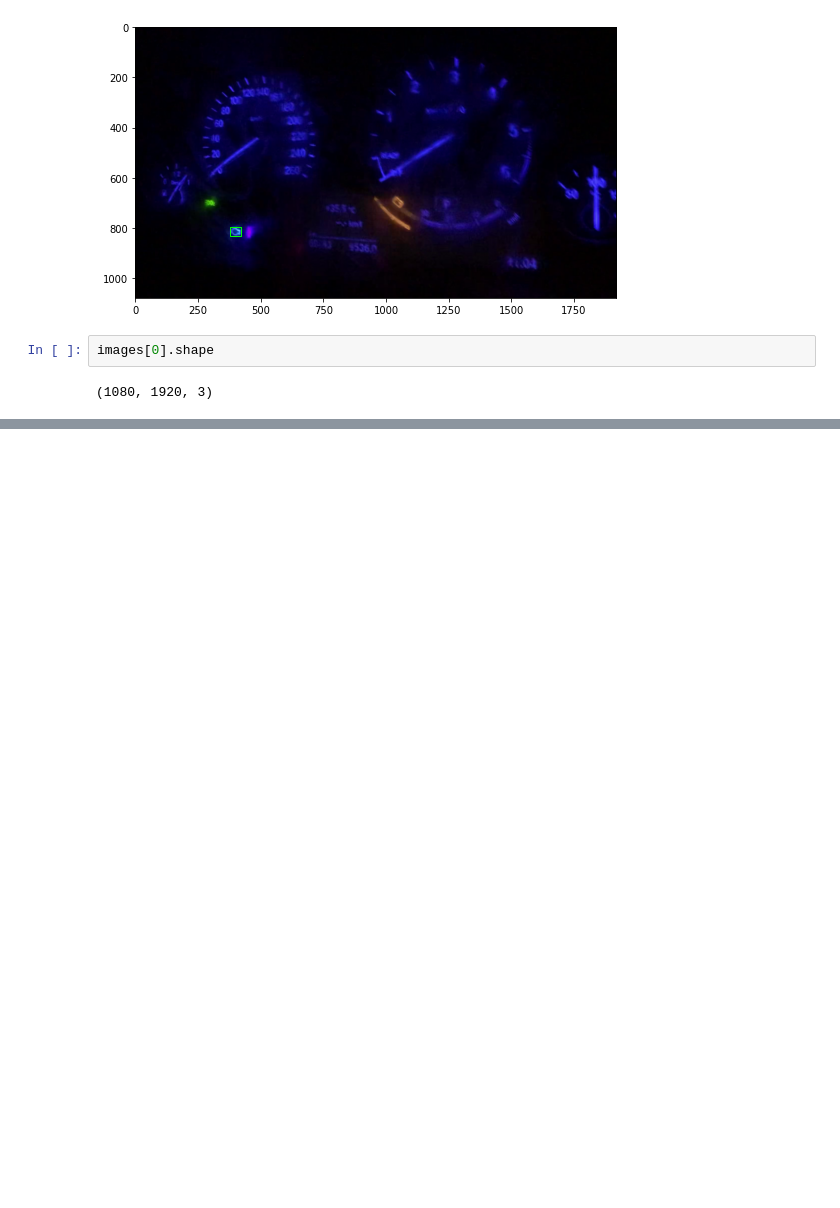
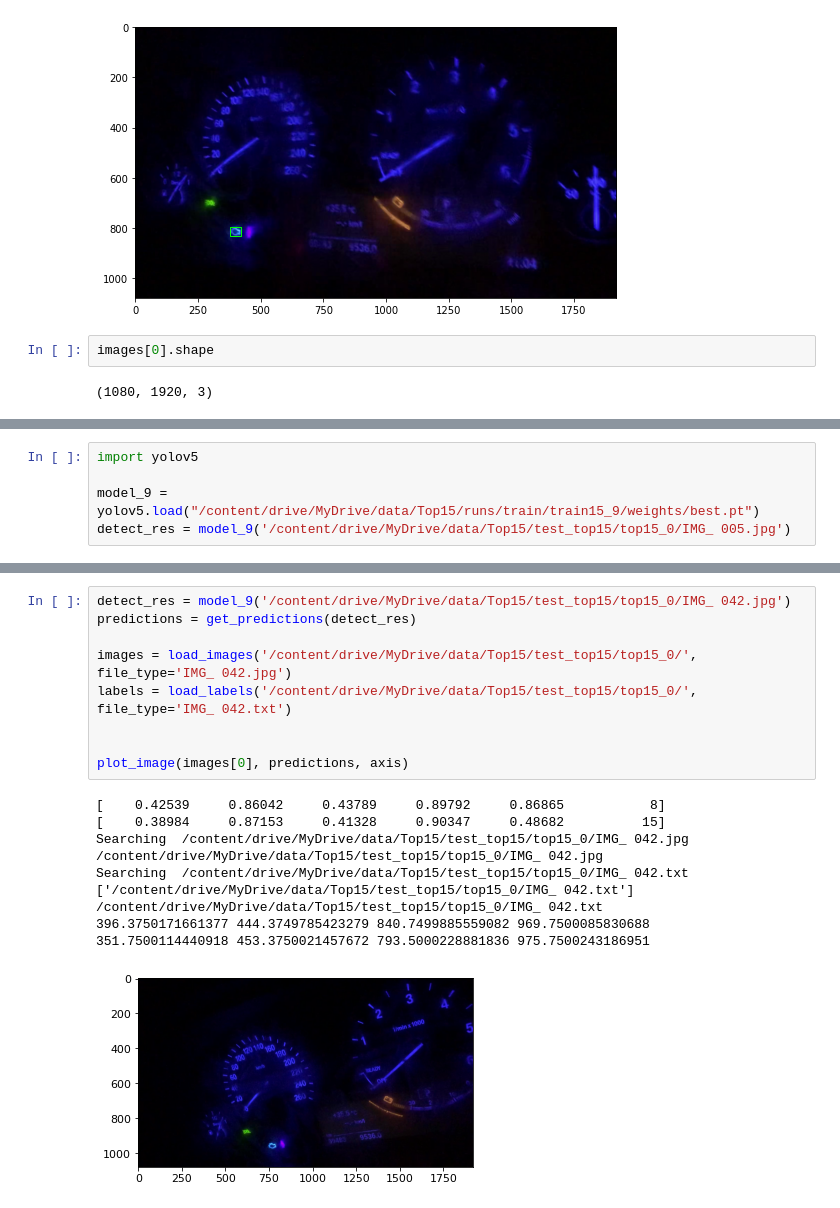
Before and after one commit to changsin/ClassifyImages, a Jupyter notebook: notebooks/train_dashboard_top15_batch10.ipynb, the cells around one changed output, grey strips where cells are left out. Saved outputs shown, nothing was run; the diff lists cells and outputs as text; blank space fills up the shorter version.

```diff
--- a/notebooks/train_dashboard_top15_batch10.ipynb
+++ b/notebooks/train_dashboard_top15_batch10.ipynb
@@ -854,0 +866,5 @@ def plot_images_with_boxes(X, y, idx=None, limit=20):
+# %%
+import yolov5
+
+model_9 = yolov5.load("/content/drive/MyDrive/data/Top15/runs/train/train15_9/weights/best.pt")
+detect_res = model_9('/content/drive/MyDrive/data/Top15/test_top15/top15_0/IMG_ 005.jpg')
@@ -854,0 +873,20 @@ def plot_images_with_boxes(X, y, idx=None, limit=20):
+# %%
+detect_res = model_9('/content/drive/MyDrive/data/Top15/test_top15/top15_0/IMG_ 042.jpg')
+predictions = get_predictions(detect_res)
+
+images = load_images('/content/drive/MyDrive/data/Top15/test_top15/top15_0/', file_type='IMG_ 042.jpg')
+labels = load_labels('/content/drive/MyDrive/data/Top15/test_top15/top15_0/', file_type='IMG_ 042.txt')
+
+
+plot_image(images[0], predictions, axis)
+# %% [output]
+[    0.42539     0.86042     0.43789     0.89792     0.86865           8]
+[    0.38984     0.87153     0.41328     0.90347     0.48682          15]
+Searching  /content/drive/MyDrive/data/Top15/test_top15/top15_0/IMG_ 042.jpg
+/content/drive/MyDrive/data/Top15/test_top15/top15_0/IMG_ 042.jpg
+Searching  /content/drive/MyDrive/data/Top15/test_top15/top15_0/IMG_ 042.txt
+['/content/drive/MyDrive/data/Top15/test_top15/top15_0/IMG_ 042.txt']
+/content/drive/MyDrive/data/Top15/test_top15/top15_0/IMG_ 042.txt
+396.3750171661377 444.3749785423279 840.7499885559082 969.7500085830688
+351.7500114440918 453.3750021457672 793.5000228881836 975.7500243186951
+[figure, added]
```
Also changed, not shown: parts of 33 cells of this notebook.
